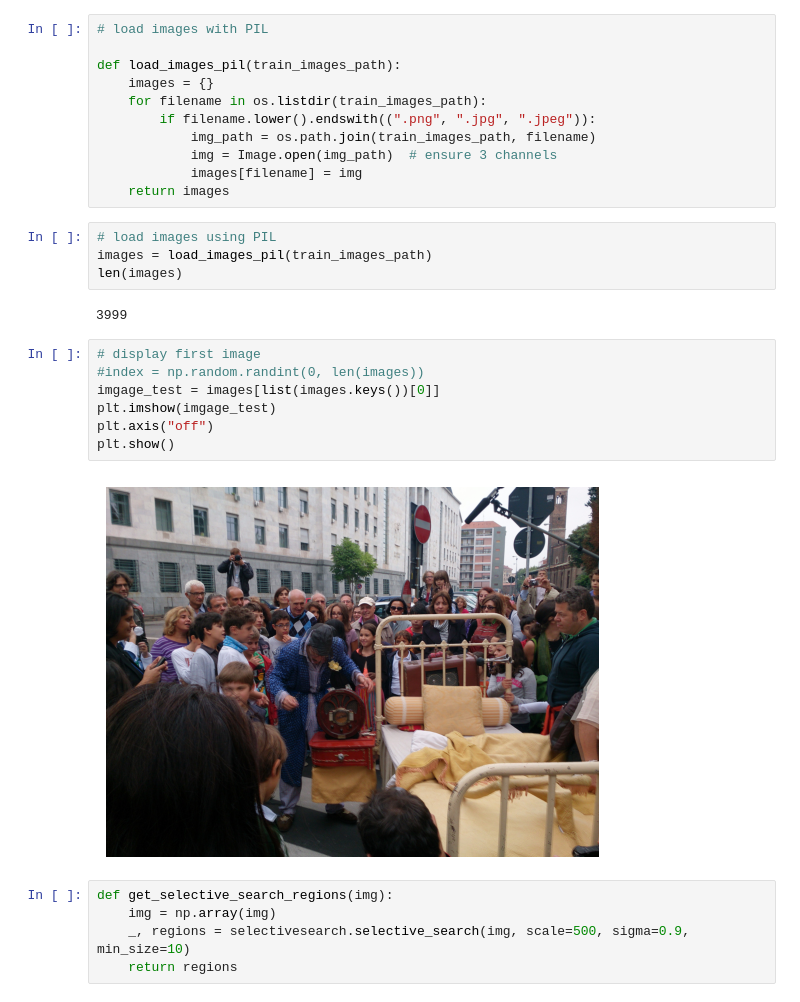
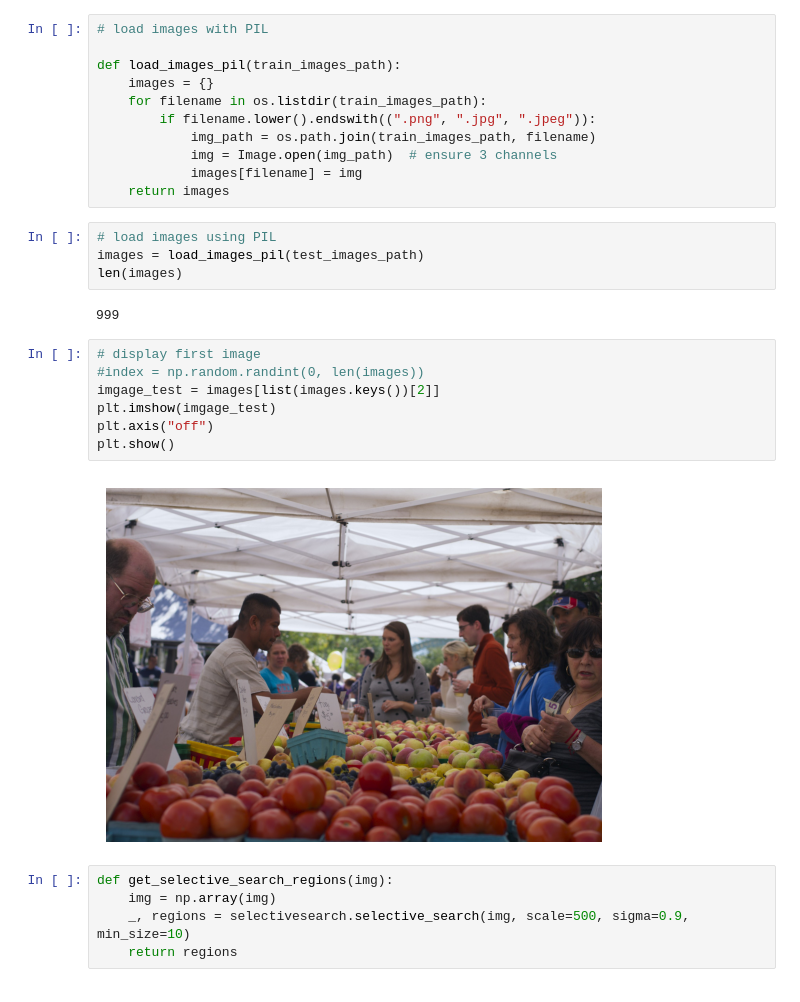
Before and after one commit to titiuo/RR-Image-Retrieval-using-Scene-Graphs, a Jupyter notebook: RCNN/selective_research.ipynb, the cells around one changed output. Drawn from its saved outputs; the diff is of its cells as text.

```diff
--- a/RCNN/selective_research.ipynb
+++ b/RCNN/selective_research.ipynb
@@ -29,19 +29,19 @@ def load_images_pil(train_images_path):
     return images
 # %%
 # load images using PIL
-images = load_images_pil(train_images_path)
+images = load_images_pil(test_images_path)
 len(images)
 # %% [output]
-3999
+999
 # %%
 # display first image
 #index = np.random.randint(0, len(images))
-imgage_test = images[list(images.keys())[0]]
+imgage_test = images[list(images.keys())[2]]
 plt.imshow(imgage_test)
 plt.axis("off")
 plt.show()
 # %% [output]
-[figure, old version]
+[figure, new version]
 # %%
 def get_selective_search_regions(img):
     img = np.array(img)
```
Also changed, not shown: parts of 7 cells of this notebook.
